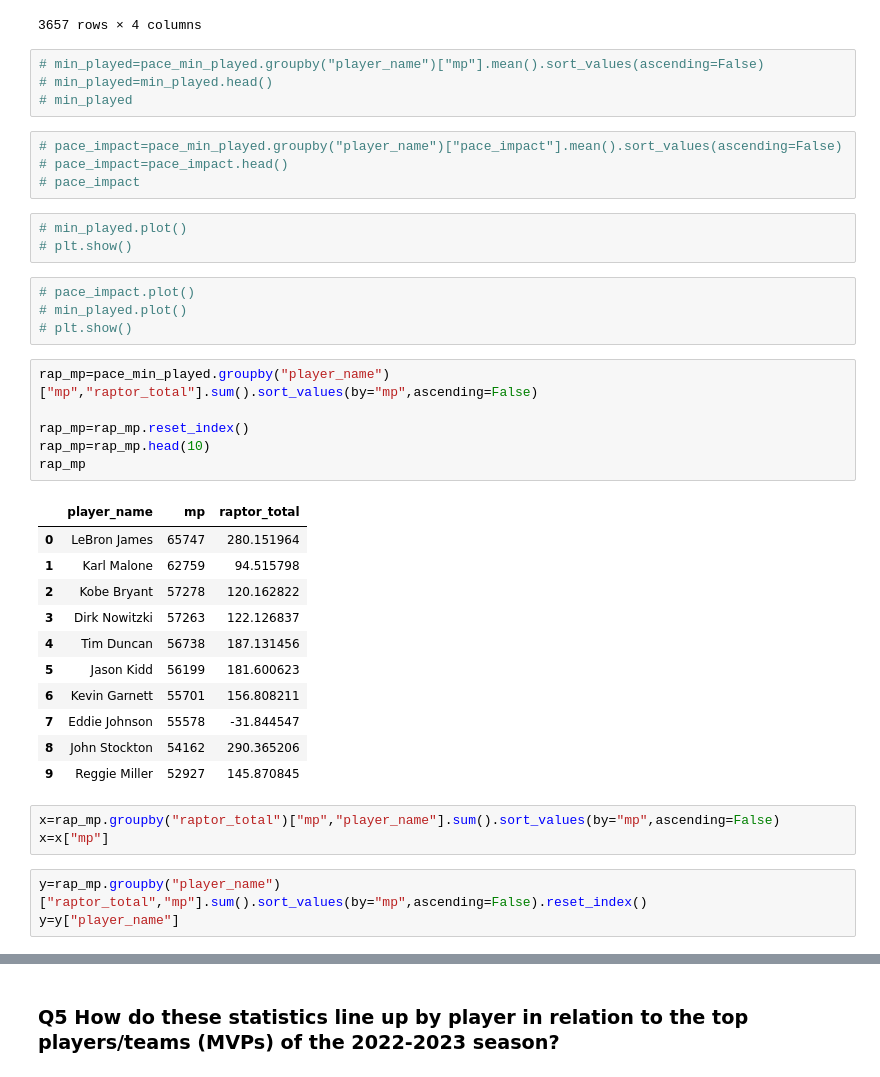
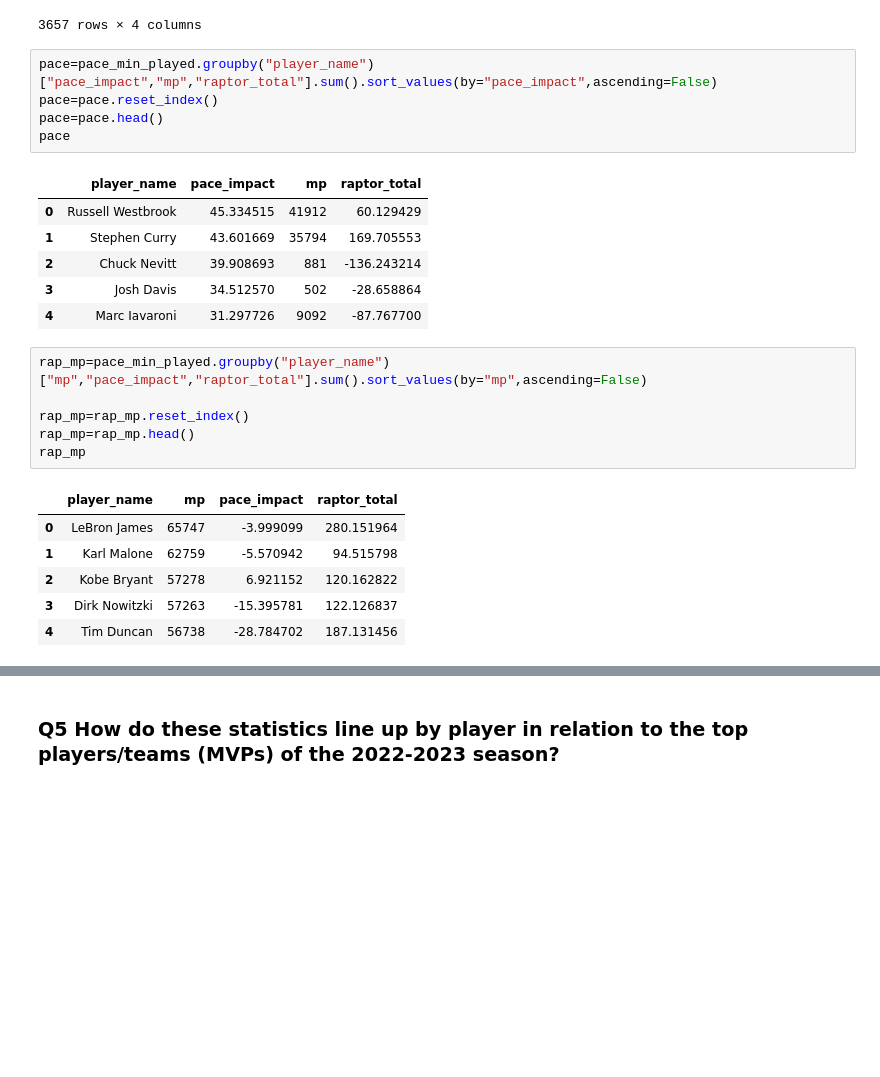
Before and after one commit to UzmaSayyeda/Project01, a Jupyter notebook: raptor_analysis_uzma.ipynb, the cells around one changed output, grey strips where cells are left out. Drawn from its saved outputs; the diff is of its cells as text; blank space fills up the shorter version.

```diff
--- a/raptor_analysis_uzma.ipynb
+++ b/raptor_analysis_uzma.ipynb
@@ -361,42 +242,28 @@ pace_min_played
 | 3655 | Zydrunas Ilgauskas | 25088 | -4.148363 | -5.899477 |
 | 3656 | Zylan Cheatham | 56 | 0.311242 | -54.175932 |
 3657 rows × 4 columns
-# %%
-# min_played=pace_min_played.groupby("player_name")["mp"].mean().sort_values(ascending=False)
-# min_played=min_played.head()
-# min_played
-# %%
-# pace_impact=pace_min_played.groupby("player_name")["pace_impact"].mean().sort_values(ascending=False)
-# pace_impact=pace_impact.head()
-# pace_impact
-# %%
-# min_played.plot()
-# plt.show()
-# %%
-# pace_impact.plot()
-# min_played.plot()
-# plt.show()
+# %%
+pace=pace_min_played.groupby("player_name")["pace_impact","mp","raptor_total"].sum().sort_values(by="pace_impact",ascending=False)
+pace=pace.reset_index()
+pace=pace.head()
+pace
+# %% [output]
+|  | player_name | pace_impact | mp | raptor_total |
+| 0 | Russell Westbrook | 45.334515 | 41912 | 60.129429 |
+| 1 | Stephen Curry | 43.601669 | 35794 | 169.705553 |
+| 2 | Chuck Nevitt | 39.908693 | 881 | -136.243214 |
+| 3 | Josh Davis | 34.512570 | 502 | -28.658864 |
+| 4 | Marc Iavaroni | 31.297726 | 9092 | -87.767700 |
 # %%
-rap_mp=pace_min_played.groupby("player_name")["mp","raptor_total"].sum().sort_values(by="mp",ascending=False)
+rap_mp=pace_min_played.groupby("player_name")["mp","pace_impact","raptor_total"].sum().sort_values(by="mp",ascending=False)
 
 rap_mp=rap_mp.reset_index()
-rap_mp=rap_mp.head(10)
+rap_mp=rap_mp.head()
 rap_mp
 # %% [output]
-|  | player_name | mp | raptor_total |
-| 0 | LeBron James | 65747 | 280.151964 |
-| 1 | Karl Malone | 62759 | 94.515798 |
-| 2 | Kobe Bryant | 57278 | 120.162822 |
-| 3 | Dirk Nowitzki | 57263 | 122.126837 |
-| 4 | Tim Duncan | 56738 | 187.131456 |
-| 5 | Jason Kidd | 56199 | 181.600623 |
-| 6 | Kevin Garnett | 55701 | 156.808211 |
-| 7 | Eddie Johnson | 55578 | -31.844547 |
-| 8 | John Stockton | 54162 | 290.365206 |
-| 9 | Reggie Miller | 52927 | 145.870845 |
+|  | player_name | mp | pace_impact | raptor_total |
+| 0 | LeBron James | 65747 | -3.999099 | 280.151964 |
+| 1 | Karl Malone | 62759 | -5.570942 | 94.515798 |
+| 2 | Kobe Bryant | 57278 | 6.921152 | 120.162822 |
+| 3 | Dirk Nowitzki | 57263 | -15.395781 | 122.126837 |
+| 4 | Tim Duncan | 56738 | -28.784702 | 187.131456 |
-# %%
-x=rap_mp.groupby("raptor_total")["mp","player_name"].sum().sort_values(by="mp",ascending=False)
-x=x["mp"]
-# %%
-y=rap_mp.groupby("player_name")["raptor_total","mp"].sum().sort_values(by="mp",ascending=False).reset_index()
-y=y["player_name"]
```
Also changed, not shown: parts of 26 cells of this notebook.
